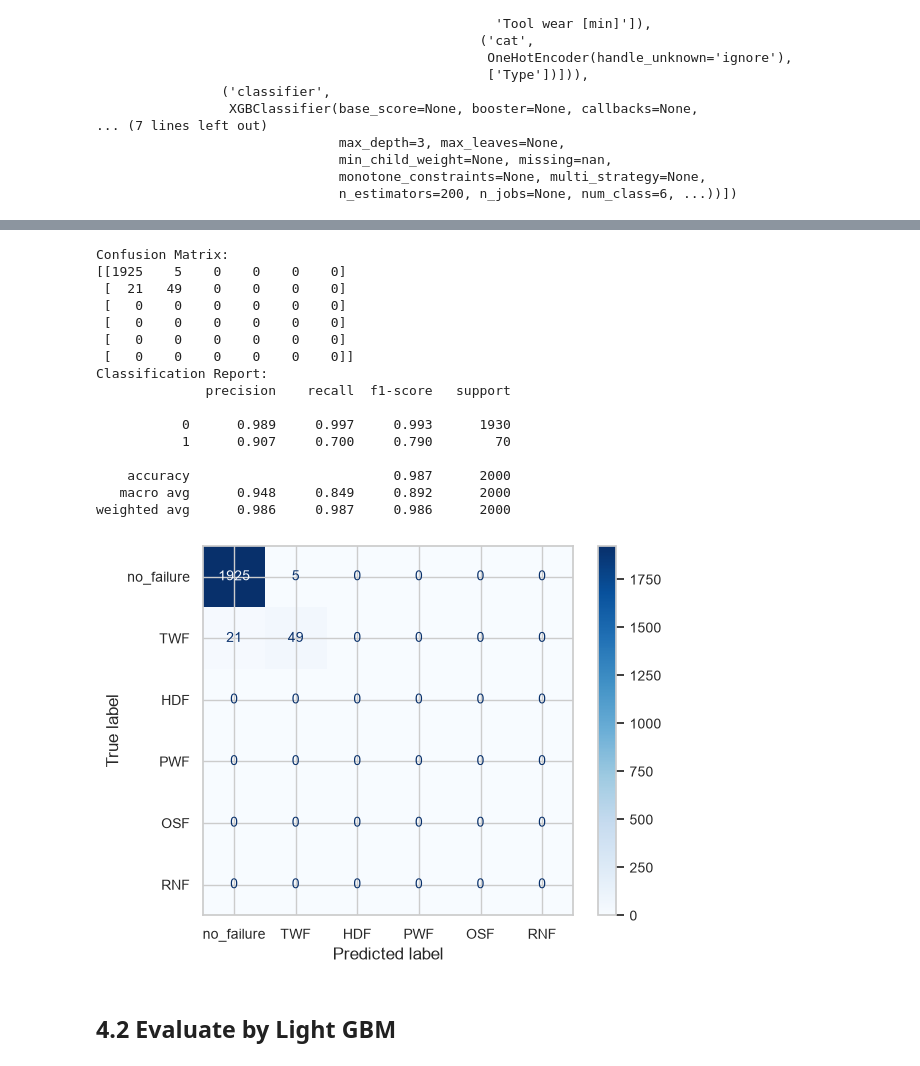
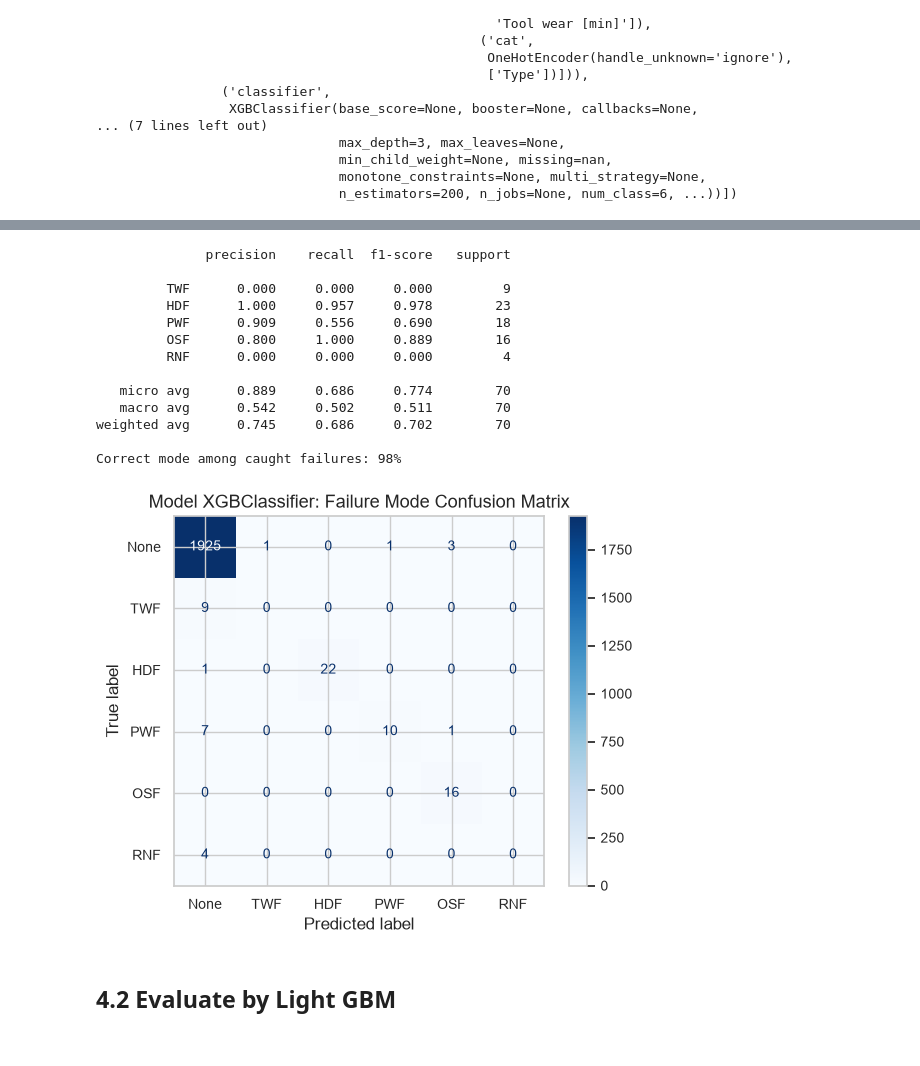
Before and after one commit to OctaviaMay/Machine-Failure-Prediction, a Jupyter notebook: notebooks/05_evaluation_multiclass.ipynb, the cells around one changed output, grey strips where cells are left out. Drawn from its saved outputs; the diff is of its cells as text; code cells hidden in the pictures.

Commit message:
update evaluation in both binary and multiclass classification

```diff
--- a/notebooks/05_evaluation_multiclass.ipynb
+++ b/notebooks/05_evaluation_multiclass.ipynb
@@ -84,7 +81,8 @@ y_prob_lgb = pd.DataFrame(pred_data['LightGBM_predicted_prob'])
 Let's assume business team want us to identify whether machine is going to fail at least **70%** of the time since it starts to operate, I planned to use recall as the primary evaluation metric. To achieve this, the probability threshold was adjusted to ensure recall ≥ 0.70, and precision was used as a secondary metric to reduce false positives.
 # %%
 # Finding threshold that achieves Recall >= 0.70
-recall_target = 0.70
+predefined_recall_target = 0.70
+target_names = ['None', 'TWF', 'HDF', 'PWF', 'OSF', 'RNF']
 # %% [markdown]
 ## 4.1 Evaluate By XGBClassifier
 # %%
@@ -108,12 +106,21 @@ Pipeline(steps=[('preprocess',
                                monotone_constraints=None, multi_strategy=None,
                                n_estimators=200, n_jobs=None, num_class=6, ...))])
 # %%
-# get best threshold
+# # get best threshold
+# best_threshold_result_xgb = find_multiclass_best_threshold(pipeline= mdl_peipeline_xgb,
+#                                y_proba_multiclass=y_prob_xgb,
+#                                y_true_multiclass= test_data['y_test'],
+#                                recall_target=  recall_target)
 
-best_threshold_result_xgb = find_multiclass_best_threshold(pipeline= mdl_peipeline_xgb,
-                               y_proba_multiclass=y_prob_xgb,
-                               y_true_multiclass= test_data['y_test'],
-                               recall_target=  recall_target)
+# list(best_threshold_result_xgb.keys())
 
-list(best_threshold_result_xgb.keys())
+X_train = test_data['X_train']
+y_train_multiclass = test_data['y_train'].squeeze().astype(int)
+y_test_multiclass  = test_data['y_test'].squeeze().astype(int)
+
+oof_xgb = get_oof_proba(mdl_peipeline_xgb, X_train, y_train_multiclass)
+thr_xgb = find_threshold_for_recall((y_train_multiclass > 0).astype(int), 1 - oof_xgb[:, 0], predefined_recall_target)
+
+result_xgb = evaluate_fixed_threshold((y_test_multiclass > 0).astype(int),
+                                      1 - y_prob_lgb.iloc[:, 0], thr_xgb)
 # %% [output]
@@ -160,34 +139,27 @@ best_threshold_result_xgb['y_proba_binary']
-# %%
-# get threshold result
-
-eval_result_xgb = evaluate_at_threshold_multiclass(y_proba_binary= best_threshold_result_xgb['y_proba_binary'],
-                                                y_true_binary = best_threshold_result_xgb['y_true_binary'],
-                                                best_threshold = best_threshold_result_xgb['best_threshold'] )
-# %% [output]
-Confusion Matrix:
-[[1925    5    0    0    0    0]
- [  21   49    0    0    0    0]
- [   0    0    0    0    0    0]
- [   0    0    0    0    0    0]
- [   0    0    0    0    0    0]
- [   0    0    0    0    0    0]]
-Classification Report:
-              precision    recall  f1-score   support
-
-           0      0.989     0.997     0.993      1930
-           1      0.907     0.700     0.790        70
-
-    accuracy                          0.987      2000
-   macro avg      0.948     0.849     0.892      2000
-weighted avg      0.986     0.987     0.986      2000
 # %%
 # plot confusion matrix
 
-plot_confusion_matrix(confusion_matrix= eval_result_xgb['confusion_matrix_display'],
-                     model_name=mdl_peipeline_xgb.named_steps['classifier'].__class__.__name__,
-                     modeling_mode='multi')
+plot_confusion_matrix_multiclass(target= target_names,
+                                 y_test= test_data['y_test'],
+                                 y_prob= y_prob_xgb,
+                                 threshold=result_xgb['threshold'],
+                                 model_name= mdl_peipeline_xgb.named_steps['classifier'].__class__.__name__
+                                 )
 # %% [output]
+              precision    recall  f1-score   support
+
+         TWF      0.000     0.000     0.000         9
+         HDF      1.000     0.957     0.978        23
+         PWF      0.909     0.556     0.690        18
+         OSF      0.800     1.000     0.889        16
+         RNF      0.000     0.000     0.000         4
+
+   micro avg      0.889     0.686     0.774        70
+   macro avg      0.542     0.502     0.511        70
+weighted avg      0.745     0.686     0.702        70
+
+Correct mode among caught failures: 98%
-[figure, old version]
+[figure, new version]
 # %% [markdown]
 ## 4.2 Evaluate by Light GBM
 # %%
```
Also changed, not shown: parts of 13 cells of this notebook, 15 other files.
